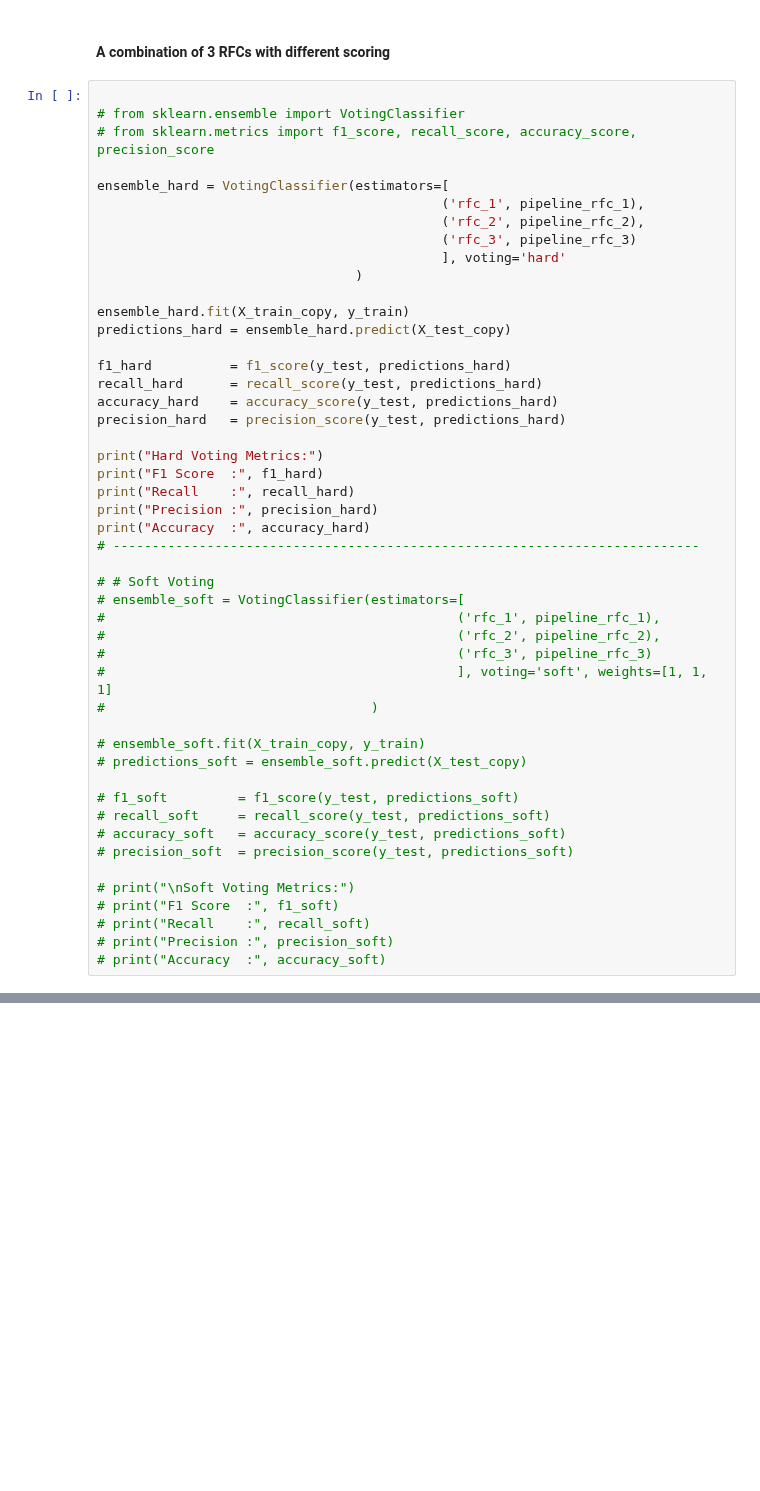
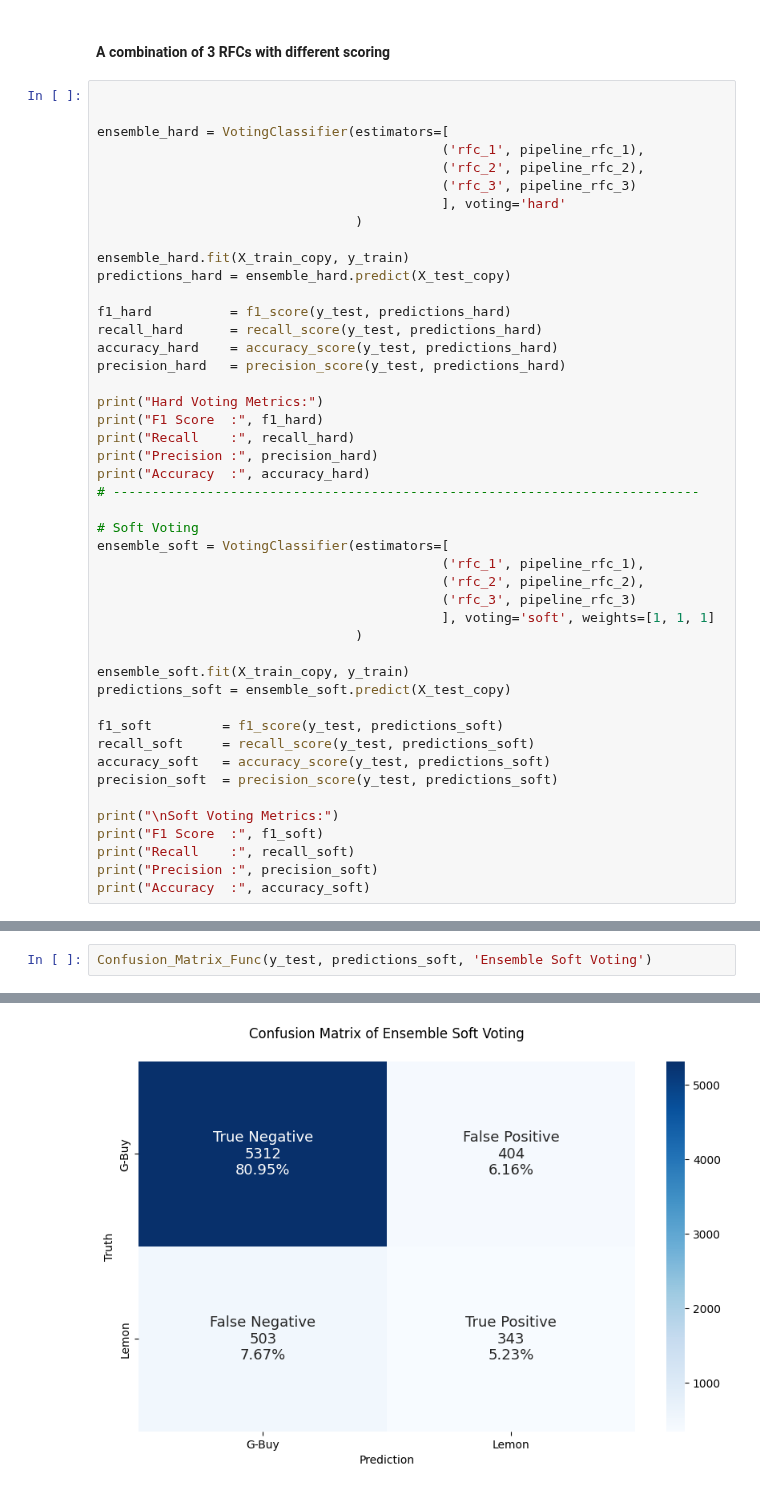
Before and after one commit to Joe-ElM/Used-Cars-Sales, a Jupyter notebook: Notebooks/Ensemble.ipynb, the cells around one changed output, grey strips where cells are left out. Drawn from its saved outputs; the diff is of its cells as text; blank space fills up the shorter version.

```diff
--- a/Notebooks/Ensemble.ipynb
+++ b/Notebooks/Ensemble.ipynb
@@ -214,8 +192,6 @@ Scoring of RFC 3
 #### A combination of 3 RFCs with different scoring
 # %%
 
-# from sklearn.ensemble import VotingClassifier
-# from sklearn.metrics import f1_score, recall_score, accuracy_score, precision_score
 
 ensemble_hard = VotingClassifier(estimators=[
                                             ('rfc_1', pipeline_rfc_1),
@@ -239,27 +215,27 @@ print("Precision :", precision_hard)
 print("Accuracy  :", accuracy_hard)
 # ---------------------------------------------------------------------------
 
-# # Soft Voting
-# ensemble_soft = VotingClassifier(estimators=[
-#                                             ('rfc_1', pipeline_rfc_1),
-#                                             ('rfc_2', pipeline_rfc_2),
-#                                             ('rfc_3', pipeline_rfc_3)
-#                                             ], voting='soft', weights=[1, 1, 1]
-#                                  )
+# Soft Voting
+ensemble_soft = VotingClassifier(estimators=[
+                                            ('rfc_1', pipeline_rfc_1),
+                                            ('rfc_2', pipeline_rfc_2),
+                                            ('rfc_3', pipeline_rfc_3)
+                                            ], voting='soft', weights=[1, 1, 1]
+                                 )
 
-# ensemble_soft.fit(X_train_copy, y_train)
-# predictions_soft = ensemble_soft.predict(X_test_copy)
+ensemble_soft.fit(X_train_copy, y_train)
+predictions_soft = ensemble_soft.predict(X_test_copy)
 
-# f1_soft         = f1_score(y_test, predictions_soft)
-# recall_soft     = recall_score(y_test, predictions_soft)
-# accuracy_soft   = accuracy_score(y_test, predictions_soft)
-# precision_soft  = precision_score(y_test, predictions_soft)
+f1_soft         = f1_score(y_test, predictions_soft)
+recall_soft     = recall_score(y_test, predictions_soft)
+accuracy_soft   = accuracy_score(y_test, predictions_soft)
+precision_soft  = precision_score(y_test, predictions_soft)
 
-# print("\nSoft Voting Metrics:")
-# print("F1 Score  :", f1_soft)
-# print("Recall    :", recall_soft)
-# print("Precision :", precision_soft)
-# print("Accuracy  :", accuracy_soft)
+print("\nSoft Voting Metrics:")
+print("F1 Score  :", f1_soft)
+print("Recall    :", recall_soft)
+print("Precision :", precision_soft)
+print("Accuracy  :", accuracy_soft)
 # %% [output]
 Hard Voting Metrics:
 F1 Score  : 0.4364303178484108
@@ -272 +257,4 @@ Confusion_Matrix_Func(y_test, predictions_hard, 'Ensemble Hard Voting')
 [figure]
+# %%
+Confusion_Matrix_Func(y_test, predictions_soft, 'Ensemble Soft Voting')
+# %% [output]
@@ -272,0 +264 @@ Confusion_Matrix_Func(y_test, predictions_hard, 'Ensemble Hard Voting')
+[figure, added]
```
Also changed, not shown: parts of 10 cells of this notebook, 7 other files.
